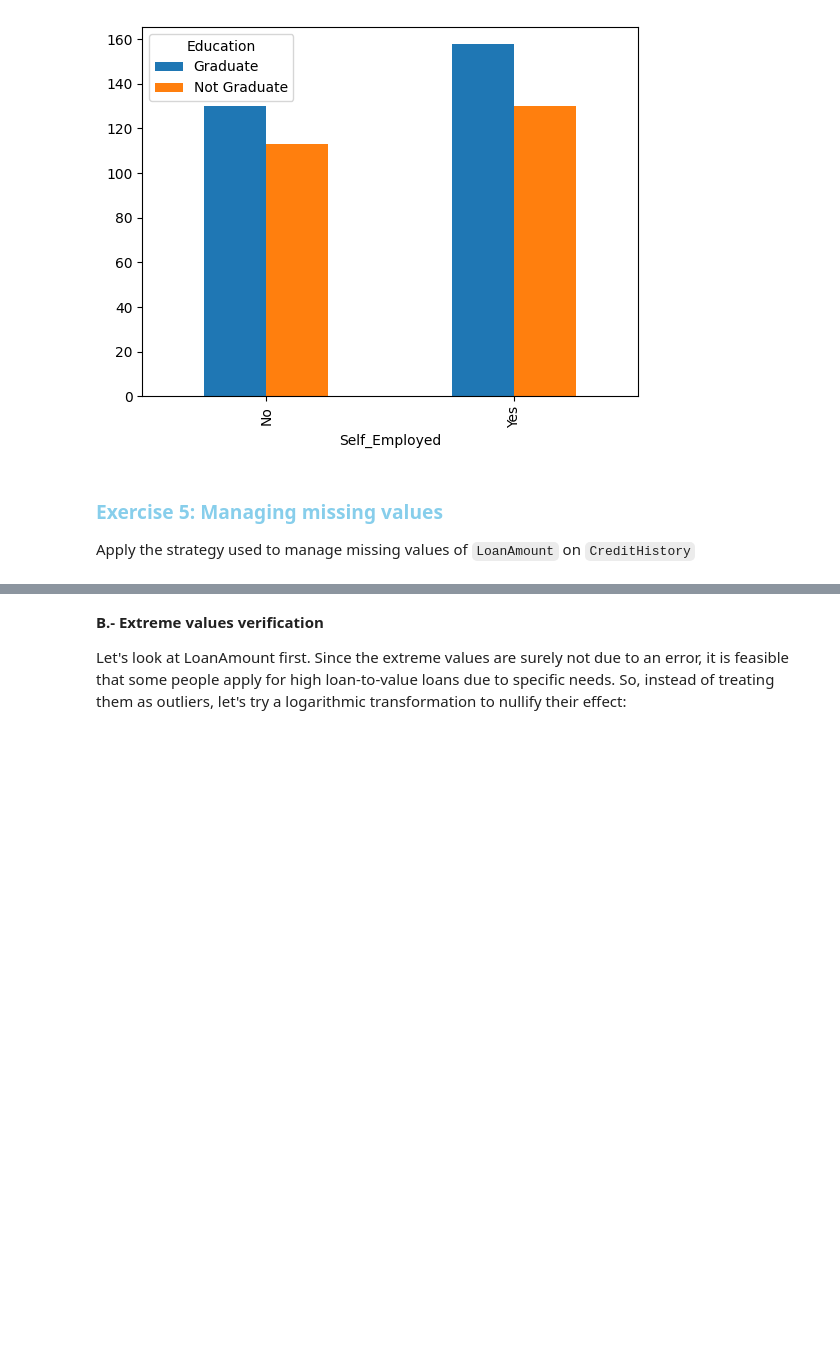
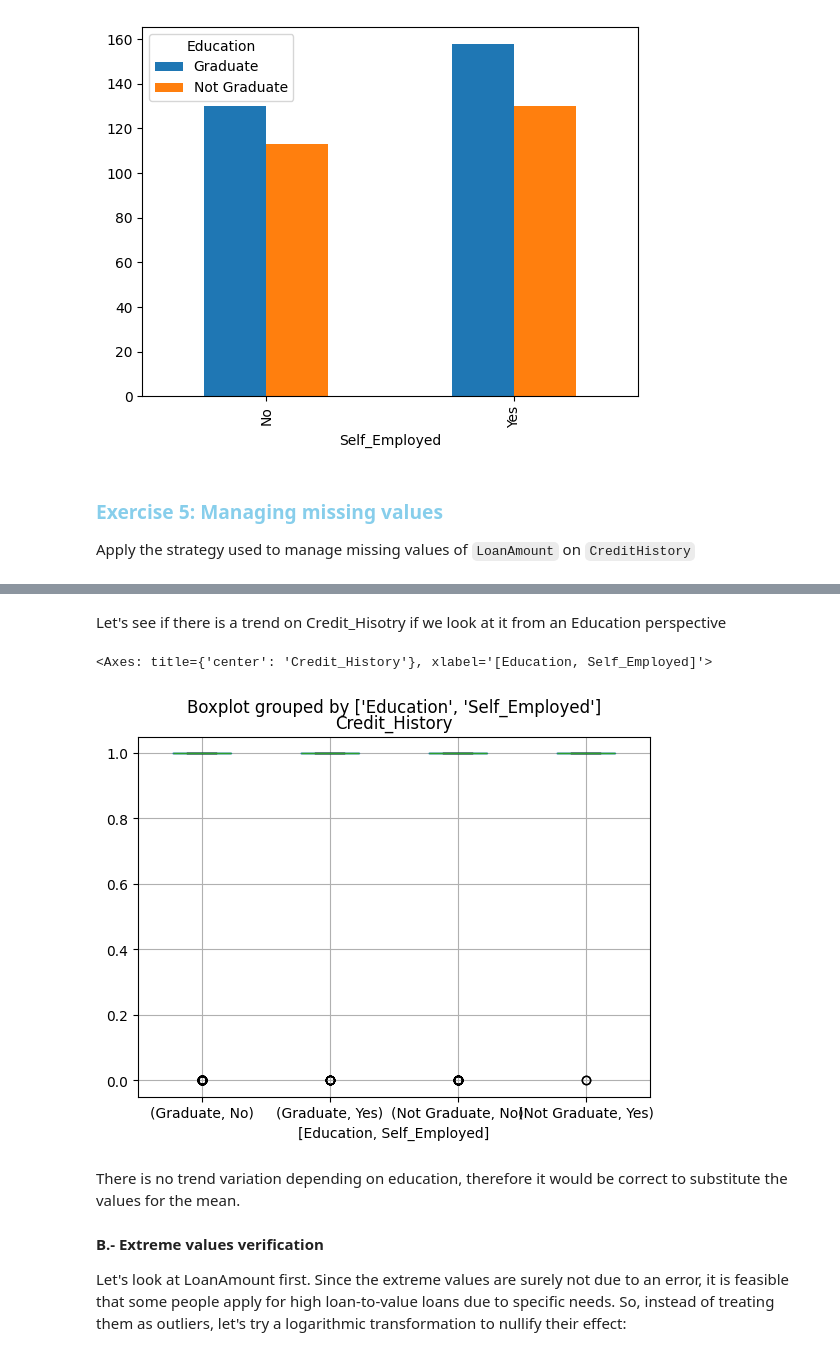
Before and after one commit to MartinaIscarSoto/TPM034A_2026, a Jupyter notebook: My labs/lab_session_00/lab_session_00.ipynb, the cells around one changed output, grey strips where cells are left out. Saved outputs shown, nothing was run; the diff lists cells and outputs as text; code cells hidden in the pictures; blank space fills up the shorter version.

```diff
--- a/My labs/lab_session_00/lab_session_00.ipynb
+++ b/My labs/lab_session_00/lab_session_00.ipynb
@@ -611,3 +686,14 @@ Apply the strategy used to manage missing values of `LoanAmount` on `CreditHisto
+# %%
+df['CreditHistory2'] = df['Credit_History'].fillna(df['Credit_History'].mean())
+# %% [markdown]
+Let's see if there is a trend on Credit_Hisotry if we look at it from an Education perspective
+# %%
+df.boxplot(column='Credit_History', by = ['Education','Self_Employed'])
+# %% [output]
+<Axes: title={'center': 'Credit_History'}, xlabel='[Education, Self_Employed]'>
+[figure, added]
+# %% [markdown]
+There is no trend variation depending on education, therefore it would be correct to substitute the values for the mean.
 # %% [markdown]
 **B.- Extreme values verification**
 
```
Also changed, not shown: parts of 15 cells of this notebook.
